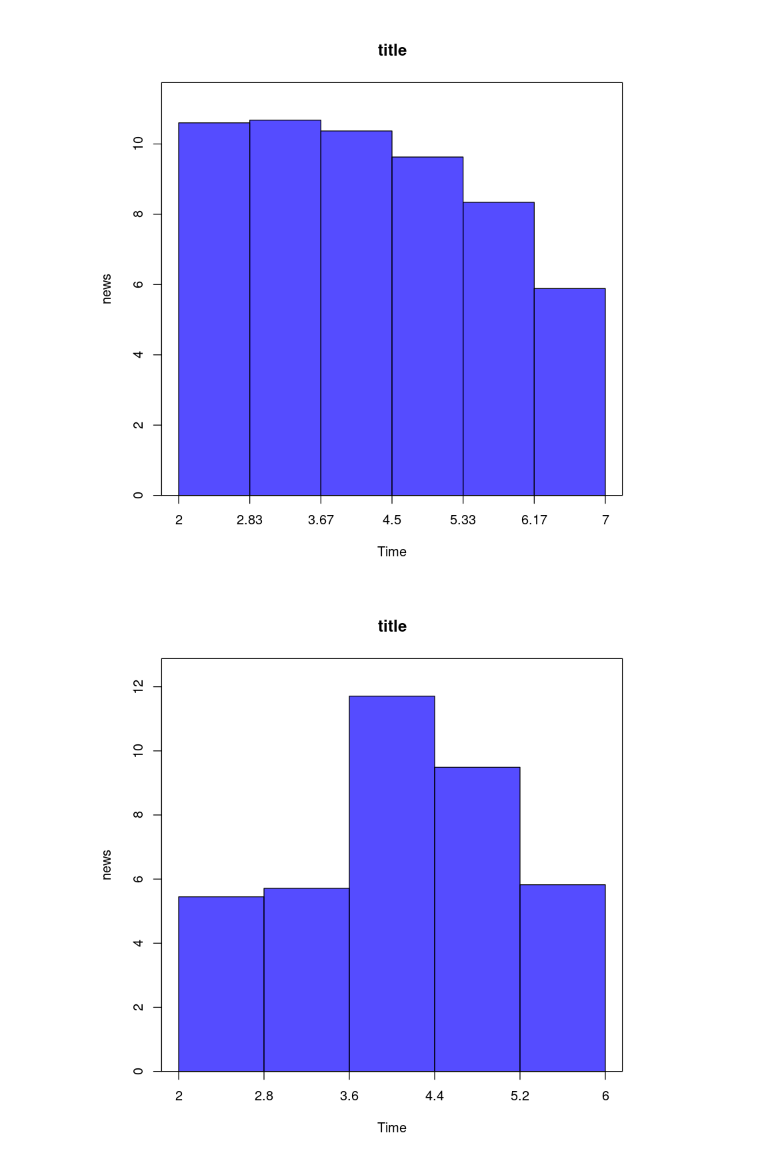
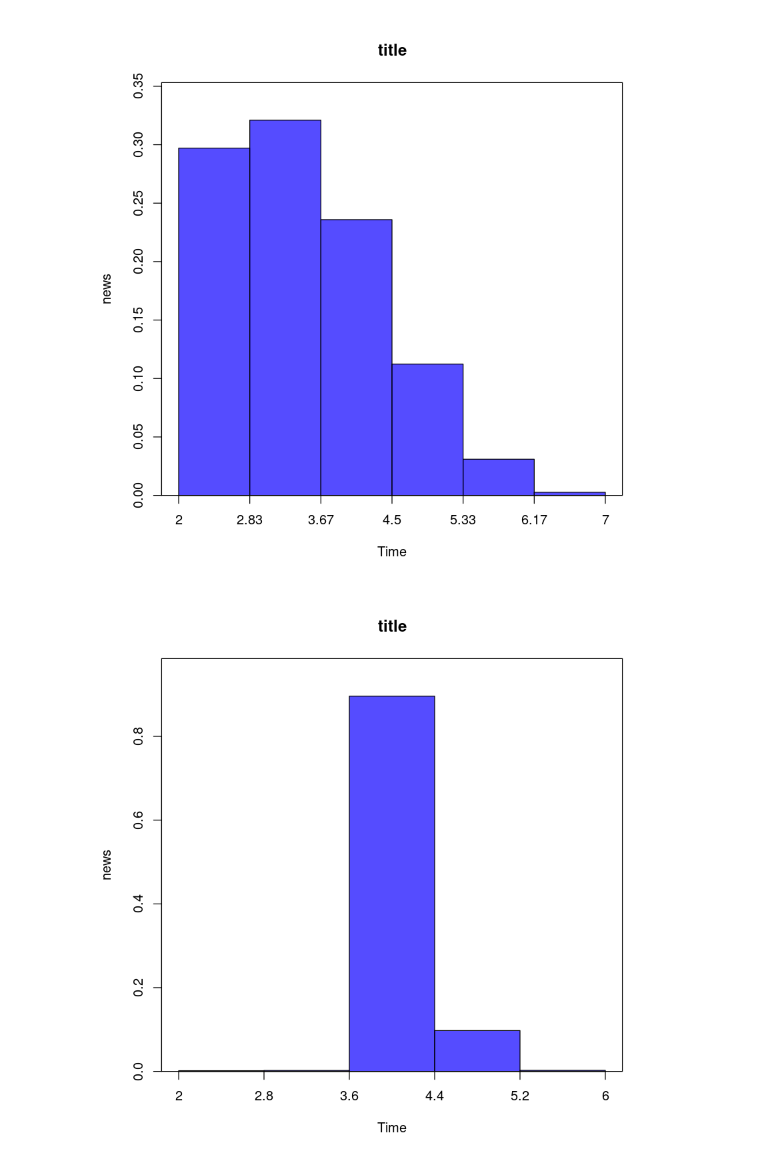
Before and after one commit to BFSteam/memory, a Jupyter notebook: jup/R/Burst.ipynb, the cells around one changed output. Saved outputs shown, nothing was run; the diff lists cells and outputs as text; code cells hidden in the pictures.

```diff
--- a/jup/R/Burst.ipynb
+++ b/jup/R/Burst.ipynb
@@ -5,3 +5,9 @@ library(plotrix)
 # %%
 HBp <- fread(file = './HBp1.csv', header=FALSE, sep=",", nrows=2)
 HBp1 <- fread(file = './HBp1.csv', header=FALSE, skip=2, sep=",", nrows=2)
+
+HBp <- cbind(as.numeric(HBp[1,]), as.numeric(HBp[2,]) / sum(HBp[2,]))
+HBp1 <- cbind(as.numeric(HBp1[1,]), as.numeric(HBp1[2,]) / sum(HBp1[2,]))
+
+HBp
+HBp1
@@ -18,19 +26,28 @@ HBp1
 # %%
+x1 <- HBp[,1]
+y1 <- HBp[,2]
+x2 <- HBp1[,1]
+y2 <- HBp1[,2]
+
+#y1 <- log(y1)
+#y2 <- log(y2)
+
 weighted.hist(
-    as.vector(HBp[1,]) ,log(as.vector(HBp[2,])),
+    x1, y1,
     col=rgb(0.05,0,1,0.7),
     main="title",
-    xlab="Time", ylab="news", breaks=6)
+    xlab="Time", ylab="news", breaks=length(y1),
+)
 
 box()
 
 weighted.hist(
-    as.vector(HBp1[1,]) ,log(as.vector(HBp1[2,])),
+    x2, y2,
     col=rgb(0.05,0,1,0.7),
     main="title",
-    xlab="Time", ylab="news", breaks=5)
+    xlab="Time", ylab="news", breaks=length(y2))
 box()
 # %% [output]
-[figure, old version]
+[figure, new version]
-[figure, old version]
+[figure, new version]
 # %%
```
Also changed, not shown: parts of 3 cells of this notebook, 1 other file.
